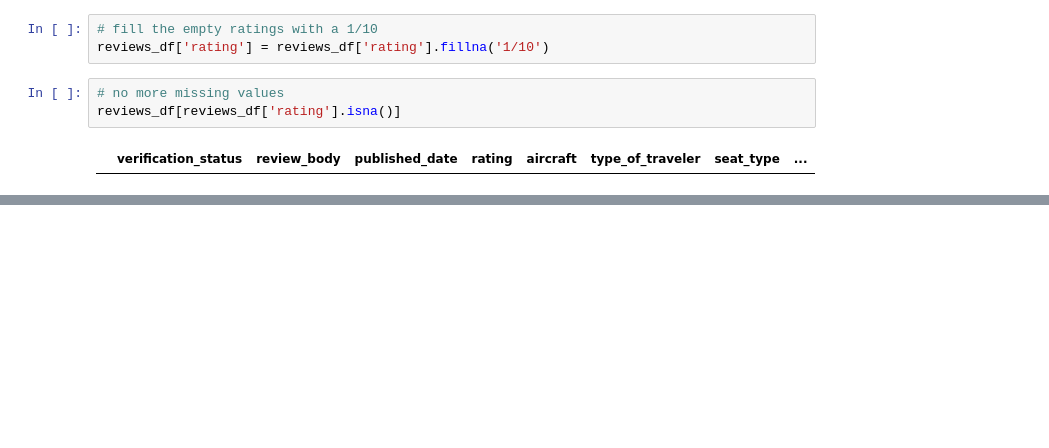
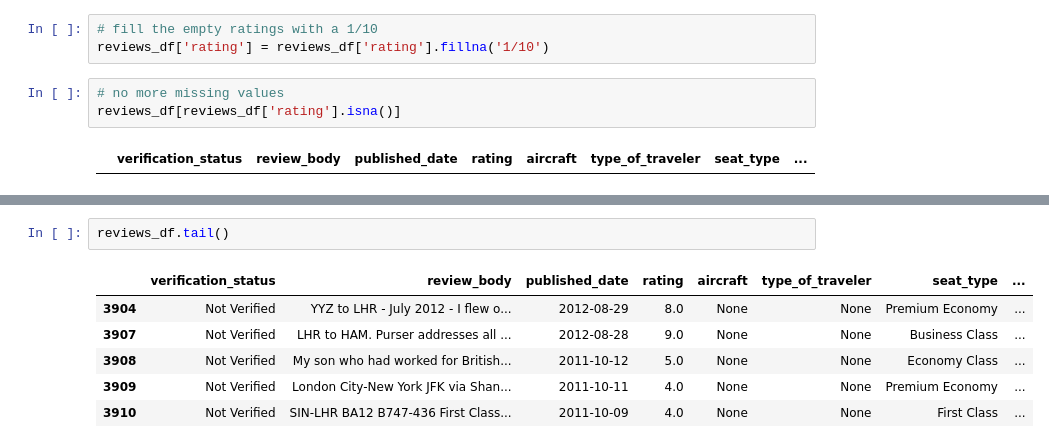
Before and after one commit to ryslipe/british_airlines, a Jupyter notebook: notebooks/01_load_and_validate_raw_data.ipynb, the cells around one changed output, grey strips where cells are left out. Drawn from its saved outputs; the diff is of its cells as text; blank space fills up the shorter version.

```diff
--- a/notebooks/01_load_and_validate_raw_data.ipynb
+++ b/notebooks/01_load_and_validate_raw_data.ipynb
@@ -303,0 +380,9 @@ AttributeError: 'NoneType' object has no attribute 'split'
+# %%
+reviews_df.tail()
+# %% [output]
+|  | verification_status | review_body | published_date | rating | aircraft | type_of_traveler | seat_type | ... |
+| 3904 | Not Verified | YYZ to LHR - July 2012 - I flew o... | 2012-08-29 | 8.0 | None | None | Premium Economy | ... |
+| 3907 | Not Verified | LHR to HAM. Purser addresses all ... | 2012-08-28 | 9.0 | None | None | Business Class | ... |
+| 3908 | Not Verified | My son who had worked for British... | 2011-10-12 | 5.0 | None | None | Economy Class | ... |
+| 3909 | Not Verified | London City-New York JFK via Shan... | 2011-10-11 | 4.0 | None | None | Premium Economy | ... |
+| 3910 | Not Verified | SIN-LHR BA12 B747-436 First Class... | 2011-10-09 | 4.0 | None | None | First Class | ... |
```
Also changed, not shown: parts of 23 cells of this notebook.
